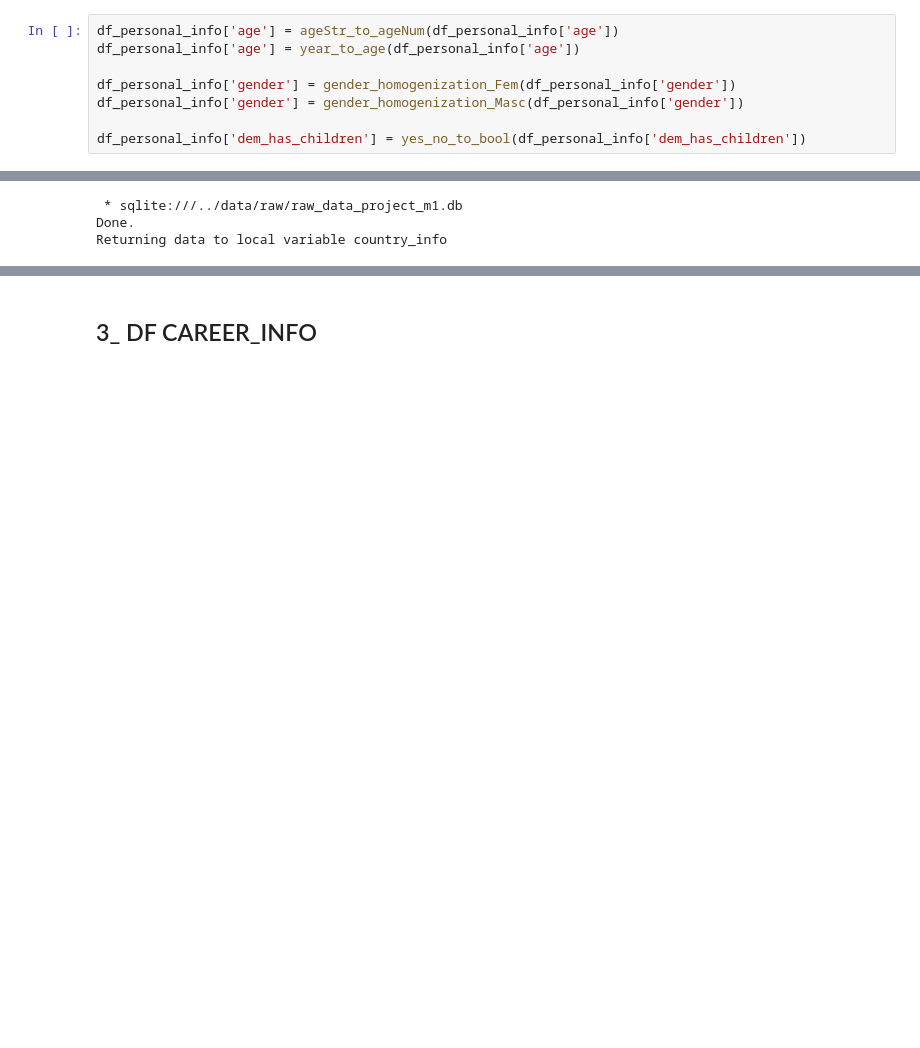
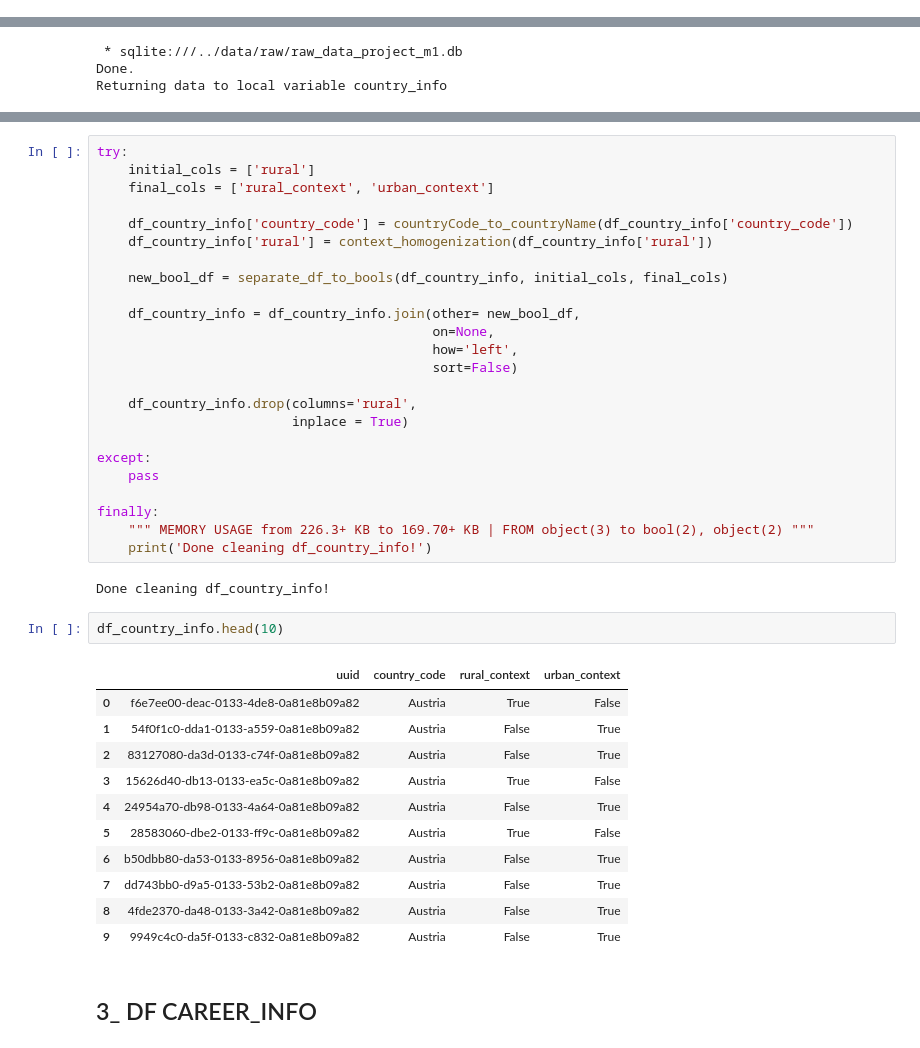
Before and after one commit to LAMDAMielgo/European_DataJobs_Poll, a Jupyter notebook: notebooks/acquisition.ipynb, the cells around one changed output, grey strips where cells are left out. Cells and saved outputs as stored; diff of their text form; blank space fills up the shorter version.

```diff
--- a/notebooks/acquisition.ipynb
+++ b/notebooks/acquisition.ipynb
@@ -146,9 +108 @@ def separate_df_to_bools(df, cols_to_separate, cols_separated):
     return df
-# %%
-df_personal_info['age'] = ageStr_to_ageNum(df_personal_info['age'])
-df_personal_info['age'] = year_to_age(df_personal_info['age'])
-
-df_personal_info['gender'] = gender_homogenization_Fem(df_personal_info['gender'])
-df_personal_info['gender'] = gender_homogenization_Masc(df_personal_info['gender'])
-
-df_personal_info['dem_has_children'] = yes_no_to_bool(df_personal_info['dem_has_children'])
@@ -275,3 +192,43 @@ Name: rural, dtype: int64
+# %%
+try:
+    initial_cols = ['rural']
+    final_cols = ['rural_context', 'urban_context']
+
+    df_country_info['country_code'] = countryCode_to_countryName(df_country_info['country_code'])
+    df_country_info['rural'] = context_homogenization(df_country_info['rural'])
+
+    new_bool_df = separate_df_to_bools(df_country_info, initial_cols, final_cols)
+
+    df_country_info = df_country_info.join(other= new_bool_df,
+                                           on=None,
+                                           how='left',
+                                           sort=False)
+
+    df_country_info.drop(columns='rural',
+                         inplace = True)
+
+except:
+    pass
+
+finally:
+    """ MEMORY USAGE from 226.3+ KB to 169.70+ KB | FROM object(3) to bool(2), object(2) """
+    print('Done cleaning df_country_info!')
+# %% [output]
+Done cleaning df_country_info!
+# %%
+df_country_info.head(10)
+# %% [output]
+|  | uuid | country_code | rural_context | urban_context |
+| 0 | f6e7ee00-deac-0133-4de8-0a81e8b09a82 | Austria | True | False |
+| 1 | 54f0f1c0-dda1-0133-a559-0a81e8b09a82 | Austria | False | True |
+| 2 | 83127080-da3d-0133-c74f-0a81e8b09a82 | Austria | False | True |
+| 3 | 15626d40-db13-0133-ea5c-0a81e8b09a82 | Austria | True | False |
+| 4 | 24954a70-db98-0133-4a64-0a81e8b09a82 | Austria | False | True |
+| 5 | 28583060-dbe2-0133-ff9c-0a81e8b09a82 | Austria | True | False |
+| 6 | b50dbb80-da53-0133-8956-0a81e8b09a82 | Austria | False | True |
+| 7 | dd743bb0-d9a5-0133-53b2-0a81e8b09a82 | Austria | False | True |
+| 8 | 4fde2370-da48-0133-3a42-0a81e8b09a82 | Austria | False | True |
+| 9 | 9949c4c0-da5f-0133-c832-0a81e8b09a82 | Austria | False | True |
 # %% [markdown]
 ## 3_ DF CAREER_INFO
 # %%
```
Also changed, not shown: parts of 48 cells of this notebook.
